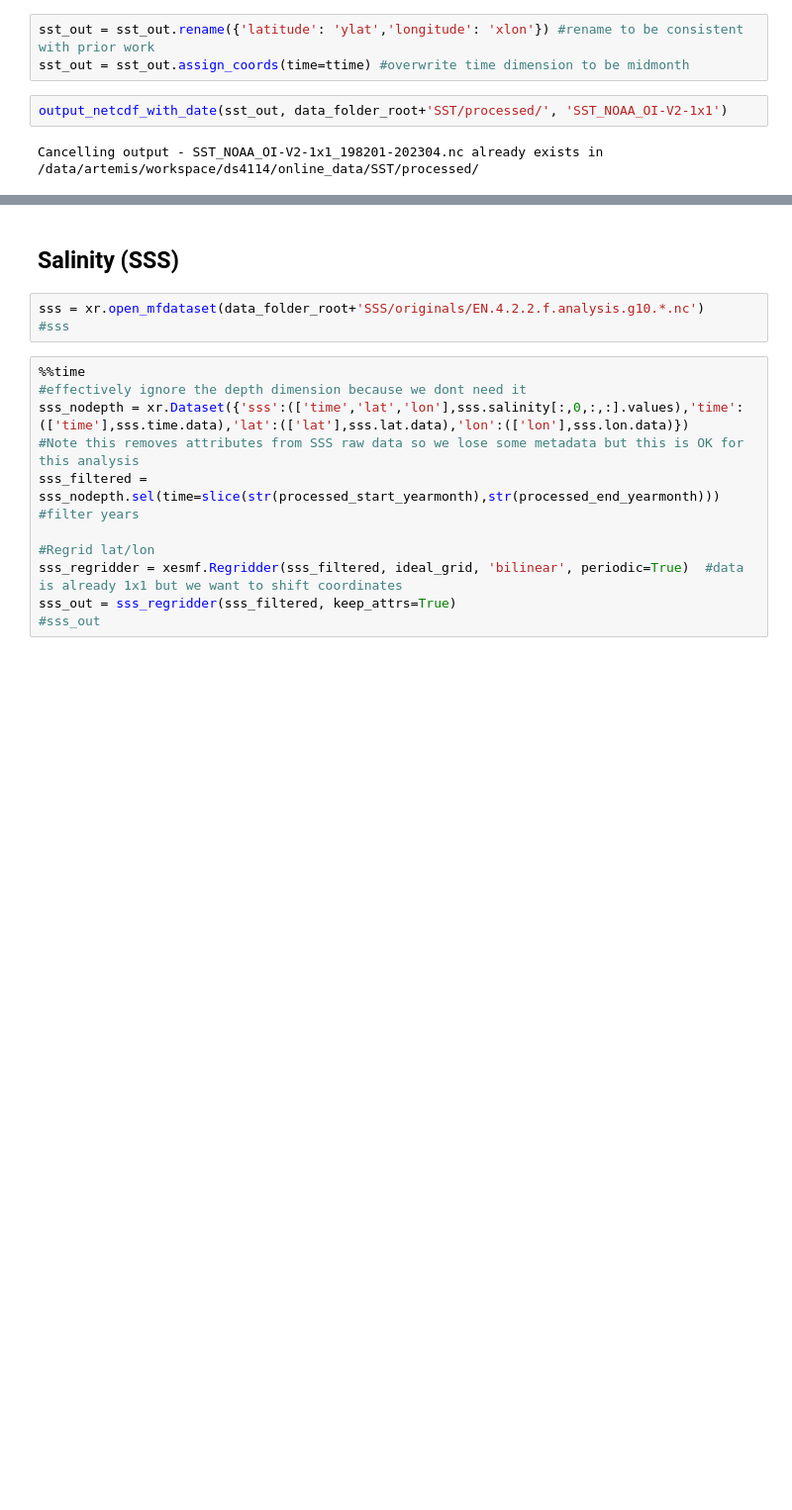
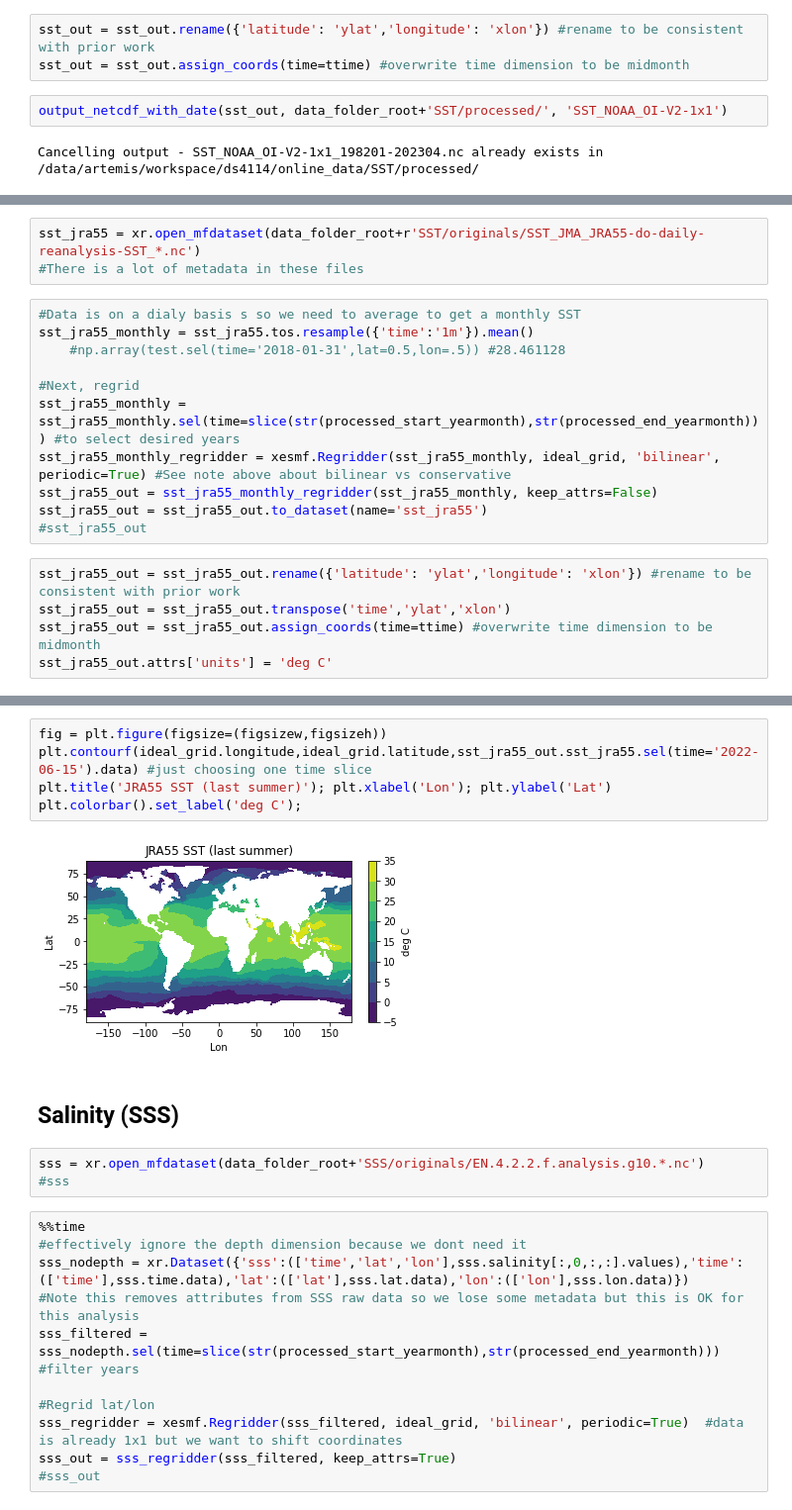
Before and after one commit to ds4114/LDEO_Ocean_CO2_Residual, a Jupyter notebook: code/02_data_processing.ipynb, the cells around one changed output, grey strips where cells are left out. Shown: that part at 99% size. Saved outputs shown, nothing was run; the diff lists cells and outputs as text; blank space fills up the shorter version.

```diff
--- a/code/02_data_processing.ipynb
+++ b/code/02_data_processing.ipynb
@@ -90,0 +128,19 @@ plt.colorbar().set_label('deg C');
+# %%
+sst_jra55 = xr.open_mfdataset(data_folder_root+r'SST/originals/SST_JMA_JRA55-do-daily-reanalysis-SST_*.nc')
+#There is a lot of metadata in these files
+# %%
+#Data is on a dialy basis s so we need to average to get a monthly SST
+sst_jra55_monthly = sst_jra55.tos.resample({'time':'1m'}).mean()
+    #np.array(test.sel(time='2018-01-31',lat=0.5,lon=.5)) #28.461128
+
+#Next, regrid
+sst_jra55_monthly = sst_jra55_monthly.sel(time=slice(str(processed_start_yearmonth),str(processed_end_yearmonth))) #to select desired years
+sst_jra55_monthly_regridder = xesmf.Regridder(sst_jra55_monthly, ideal_grid, 'bilinear', periodic=True) #See note above about bilinear vs conservative
+sst_jra55_out = sst_jra55_monthly_regridder(sst_jra55_monthly, keep_attrs=False)
+sst_jra55_out = sst_jra55_out.to_dataset(name='sst_jra55')
+#sst_jra55_out
+# %%
+sst_jra55_out = sst_jra55_out.rename({'latitude': 'ylat','longitude': 'xlon'}) #rename to be consistent with prior work
+sst_jra55_out = sst_jra55_out.transpose('time','ylat','xlon')
+sst_jra55_out = sst_jra55_out.assign_coords(time=ttime) #overwrite time dimension to be midmonth
+sst_jra55_out.attrs['units'] = 'deg C'
@@ -91,3 +151,10 @@ plt.colorbar().set_label('deg C');
+# %%
+fig = plt.figure(figsize=(figsizew,figsizeh))
+plt.contourf(ideal_grid.longitude,ideal_grid.latitude,sst_jra55_out.sst_jra55.sel(time='2022-06-15').data) #just choosing one time slice
+plt.title('JRA55 SST (last summer)'); plt.xlabel('Lon'); plt.ylabel('Lat')
+plt.colorbar().set_label('deg C');
+# %% [output]
+[figure, added]
 # %% [markdown]
 ## Salinity (SSS)
 # %%
```
Also changed, not shown: parts of 29 cells of this notebook, 2 other files.
